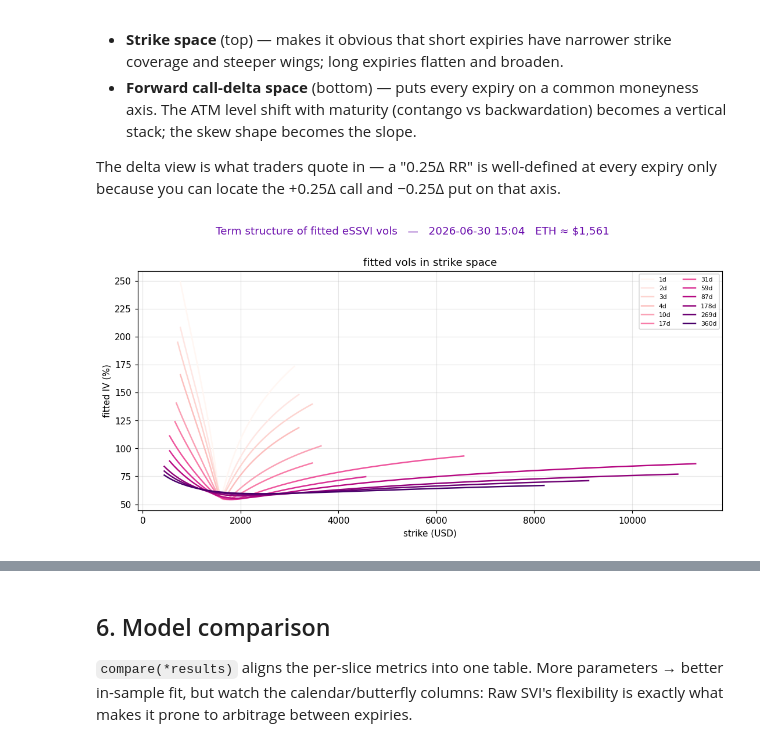
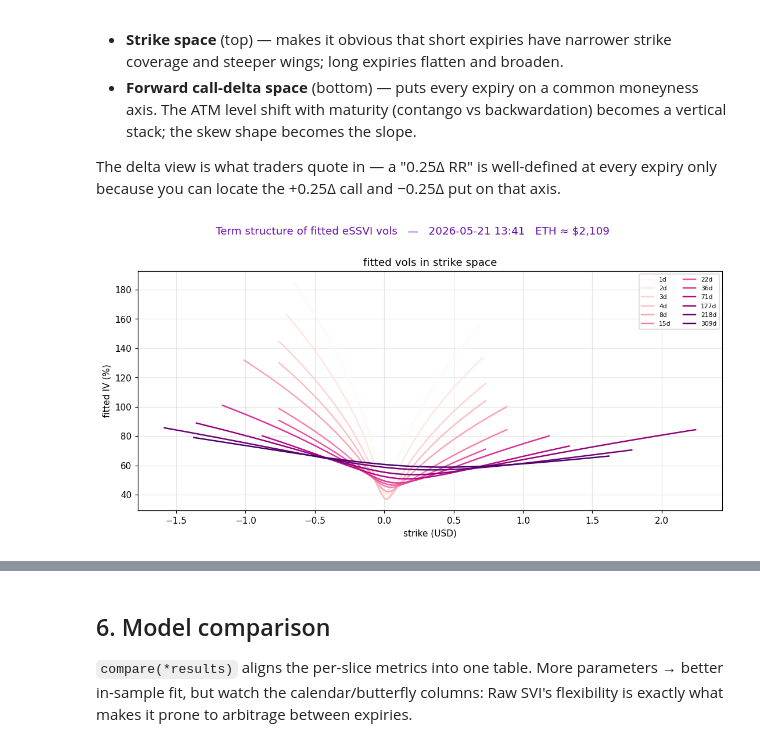
Before and after one commit to wiillytom/svi_modeling, a Jupyter notebook: volatility_surface/notebooks/project_outline.ipynb, the cells around one changed output, grey strips where cells are left out. Saved outputs shown, nothing was run; the diff lists cells and outputs as text; code cells hidden in the pictures.

```diff
--- a/volatility_surface/notebooks/project_outline.ipynb
+++ b/volatility_surface/notebooks/project_outline.ipynb
@@ -152,7 +152,7 @@ Columns: ['bid_price', 'ask_price', 'open_interest', 'mark_price', 'creation_tim
 # %%
 # load_snapshot() pulls a single timestamp and re-derives k, w, t cleanly.
 snapshots = sorted(raw["file_timestamp"].unique())
-SNAP_TS = snapshots[-1]
+SNAP_TS = snapshots[0]
 df = load_snapshot(str(PARQUET_ETH), timestamp=SNAP_TS)
 
 expiries = sorted(df["t"].unique())
@@ -601,41 +651,32 @@ def _fitted_ts_in_strike(res, dfoto, ax, k_pad=0.6):
         k_grid = np.linspace(s_sub["k"].min() - k_pad,
                              s_sub["k"].max() + k_pad, 200)
         iv     = model.iv(k_grid, params, t)
-        ax.plot(F * np.exp(k_grid), iv * 100, lw=1.6,
+        ax.plot((k_grid), iv * 100, lw=1.6,
                 color=cmap(i / max(1, n - 1)),
                 label=f"{t*365:.0f}d")
     ax.set(xlabel="strike (USD)", ylabel="fitted IV (%)",
            title="fitted vols in strike space")
     ax.legend(fontsize=7, ncol=2, loc="upper right")
 
 
 def _fitted_ts_in_delta(res, dfoto, ax, k_pad=0.6):
     model = res["_model"]; cmap = plt.cm.viridis; n = len(res["expiries"])
     for i, (t, params) in enumerate(zip(res["expiries"], res["params"])):
         s_sub = dfoto[np.isclose(dfoto["t"], t)]
         if s_sub.empty: continue
         k_grid = np.linspace(s_sub["k"].min() - k_pad,
                              s_sub["k"].max() + k_pad, 200)
         iv     = model.iv(k_grid, params, t)
         # forward call delta = N(d1),  d1 = (ln(F/K) + 0.5*iv²·T) / (iv·sqrt(T))
         # k = ln(K/F)  =>  ln(F/K) = -k
         d1     = (-k_grid + 0.5 * iv ** 2 * t) / (iv * np.sqrt(t))
         delta  = norm.cdf(d1)
         ax.plot(delta, iv * 100, lw=1.6,
                 color=cmap(i / max(1, n - 1)),
                 label=f"{t*365:.0f}d")
     ax.set(xlabel="forward call delta $N(d_1)$", ylabel="fitted IV (%)",
            title="fitted vols in delta space")
     ax.legend(fontsize=7, ncol=2, loc="upper left")
     ax.invert_xaxis()   # ATM on left, deep-OTM call on right
-
-F_snap = float(df["underlying_price"].median())
-fig, ax = plt.subplots(figsize=(10,5))
-_fitted_ts_in_strike(res_essvi, df_otm, ax)
-#_fitted_ts_in_delta (res_essvi, df_otm, a2)
-fig.suptitle(f"Term structure of fitted eSSVI vols   —   {SNAP_TS}   "
-             f"ETH ≈ ${F_snap:,.0f}",
-             fontsize=12, color="#6A0DAD", y=1.005)
-plt.tight_layout(); plt.show()
 # %% [output]
-[figure, old version]
+[figure, new version]
```
Also changed, not shown: parts of 21 cells of this notebook, 6 other files.
